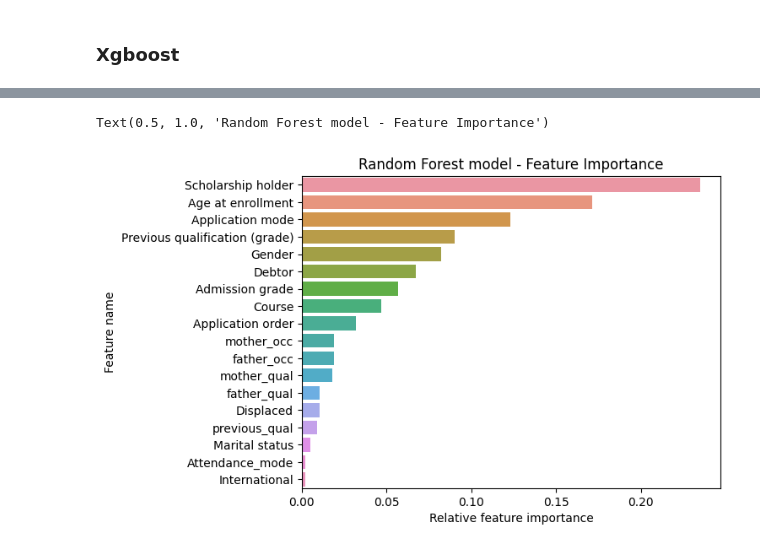
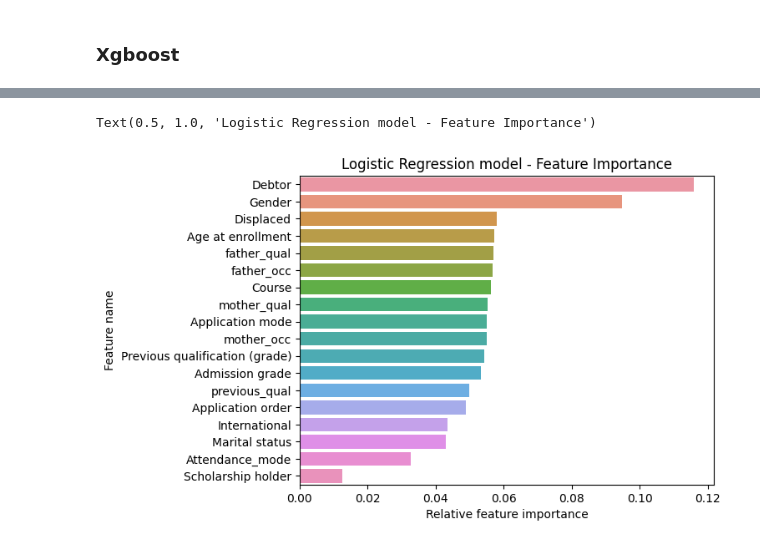
Before and after one commit to esviswajith95/enrollment_status, a Jupyter notebook: notebooks/05-esv-binary_models_for_dropout.ipynb, the cells around one changed output, grey strips where cells are left out. Saved outputs shown, nothing was run; the diff lists cells and outputs as text; code cells hidden in the pictures.

Commit message:
corrected preprocessing

```diff
--- a/notebooks/05-esv-binary_models_for_dropout.ipynb
+++ b/notebooks/05-esv-binary_models_for_dropout.ipynb
@@ -771,3 +776,10 @@ final_rf = Model(model_name = "Random Forest with SMOTE",
+# %%
+logreg_os_clf = Model(model_name = "Logistic regression (over sampled) classifier",
+                    estimator = LogisticRegression(penalty="elasticnet", C=0.1, solver="saga", l1_ratio=0.9,  max_iter=1000),
+                    preprocessor = preprocess_pipe,
+                    sampler = smote,
+                    scoring = "recall",
+                    random_state = 32)
 # %%
-final_rf.train(X_train, y_train)
+logreg_os_clf.train(X_train, y_train)
 # %% [output]
@@ -821,0 +807,12 @@ import seaborn as sns
+# %%
+coefs = logreg_os_clf.fitted_model[-1].coef_
+# %%
+features = cat_features + num_features
+
+importance_df = pd.DataFrame()
+importance_df['Feature'] = features
+importance_df['Importance'] = np.abs(np.exp(coefs.reshape(-1))) * X_train.std()
+importance_df['Relative Importance'] = importance_df['Importance'] / importance_df['Importance'].sum()
+
+
+importance_df.sort_values(by='Importance', ascending=False, inplace=True)
@@ -822,8 +839,8 @@ import seaborn as sns
 # %%
-sns.barplot(data=importance_df.sort_values(by='Rel_importance', ascending=False), y = 'Feature', x = 'Rel_importance')
+sns.barplot(data=importance_df, y = 'Feature', x = 'Relative Importance')
 plt.xlabel("Relative feature importance")
 plt.ylabel("Feature name")
-plt.title("Random Forest model - Feature Importance")
+plt.title("Logistic Regression model - Feature Importance")
 # %% [output]
-Text(0.5, 1.0, 'Random Forest model - Feature Importance')
+Text(0.5, 1.0, 'Logistic Regression model - Feature Importance')
-[figure, old version]
+[figure, new version]
```
Also changed, not shown: parts of 54 cells of this notebook.
